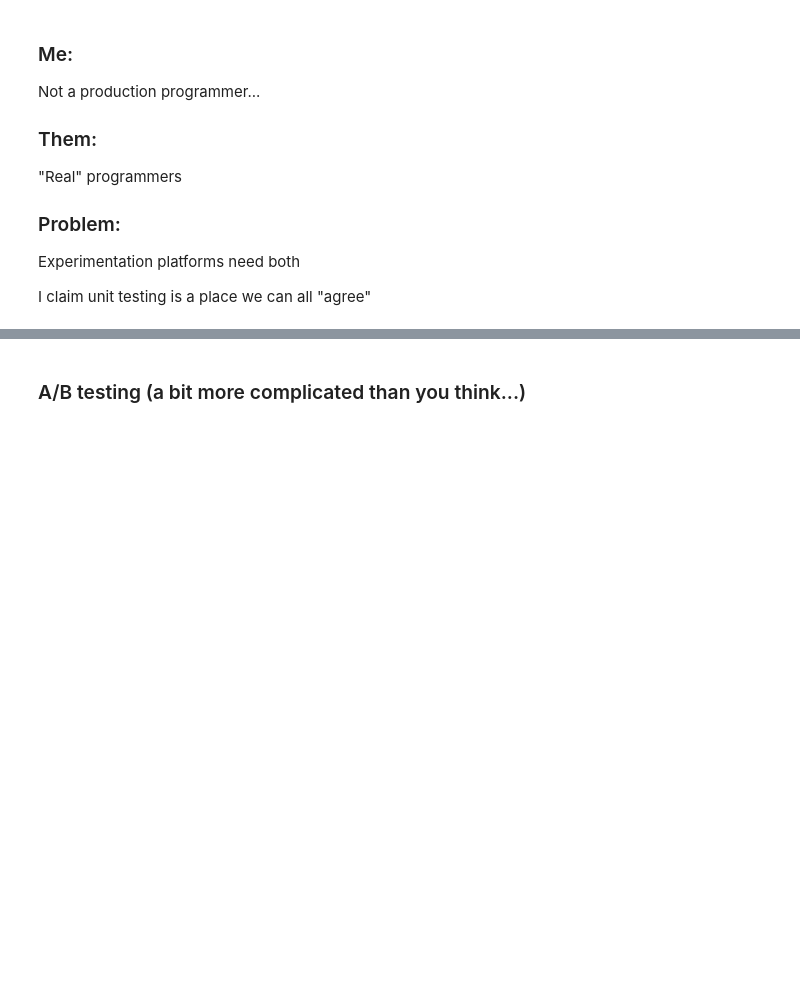
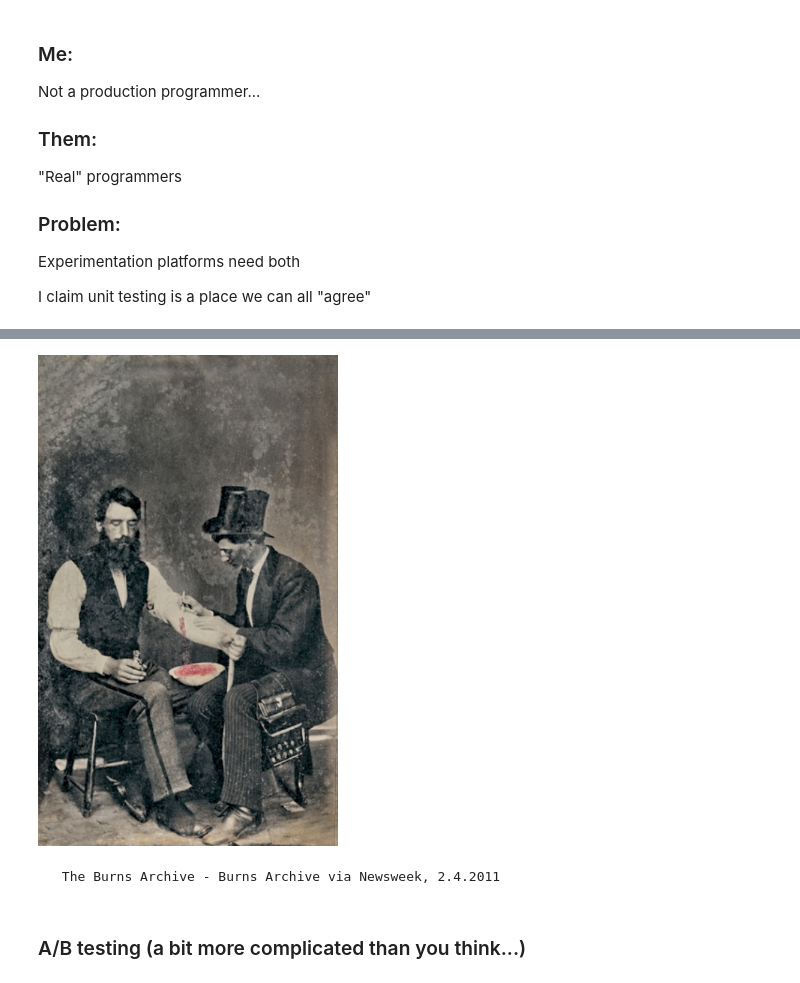
Before and after one commit to cwharland/sim_users_talk, a Jupyter notebook: sim_users_talk.ipynb, the cells around one changed output, grey strips where cells are left out. Cells and saved outputs as stored; diff of their text form; code cells hidden in the pictures; blank space fills up the shorter version.

```diff
--- a/sim_users_talk.ipynb
+++ b/sim_users_talk.ipynb
@@ -90,3 +96,10 @@ I claim unit testing is a place we can all "agree"
+# %%
+from IPython.display import Image
+Image(filename='bloodletting.jpg', width = 300)
+# %% [output]
+[figure, added]
+# %% [markdown]
+     The Burns Archive - Burns Archive via Newsweek, 2.4.2011
 # %% [markdown]
 ### A/B testing (a bit more complicated than you think...)
 # %% [markdown]
```
Also changed, not shown: parts of 12 cells of this notebook, 1 other file.
